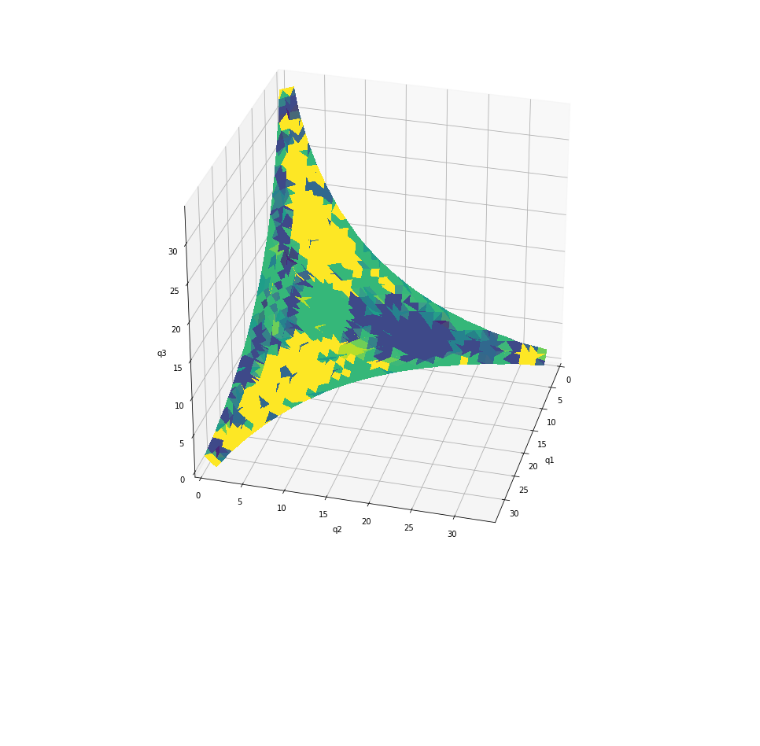
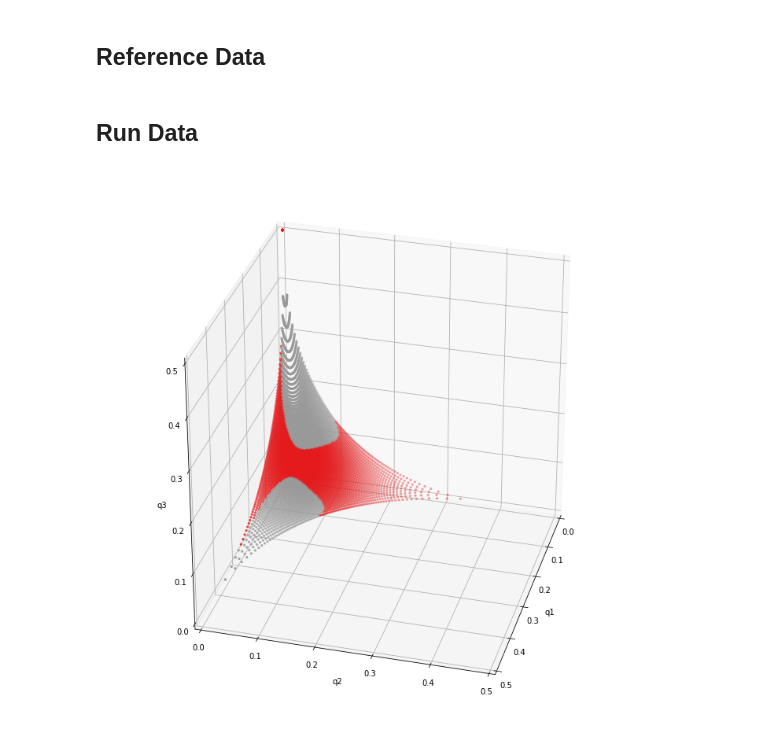
Before and after one commit to rumschuettel/CoffeeCode, a Jupyter notebook: scripts/show-3dplot.ipynb, the cells around one changed output. Drawn from its saved outputs; the diff is of its cells as text; code cells hidden in the pictures; blank space fills up the shorter version.

```diff
--- a/scripts/show-3dplot.ipynb
+++ b/scripts/show-3dplot.ipynb
@@ -53,27 +10,39 @@ face_colors = np.median(vertex_colors[faces], axis=-2)
+# %%
+viridis = cm.get_cmap('Set1')
+# %% [markdown]
+## Reference Data
+# %%
+data = np.load("./tmp/single-letter-kSys1-kEnvMax1.lambdas.tar.gz-best.npz")
+qs_single_letter = data["qs"]
+# %% [markdown]
+## Run Data
+# %%
+data = np.load("./tmp/all-graphs-IFPQ====-kSys2-kEnvMax2.lambdas.tar.gz-best.npz")
+qs = data["qs"]
+# %%
+# which of the above graph's points protrude further
+better_mask = np.sum(qs, axis=-1) > np.sum(qs_single_letter, axis=-1)
+np.sum(better_mask)
+
+qs_best = qs_single_letter
+qs_best[better_mask] = qs[better_mask]
 # %%
 fig = plt.figure(figsize=(10, 10))
 ax = fig.add_subplot(111, projection='3d')
 ax.view_init(elev=30, azim=15)
 
-# Fancy indexing: `verts[faces]` to generate a collection of triangles
-mesh = Poly3DCollection(verts[faces])
-mesh.set_edgecolor('none')
-mesh.set_linewidth(0)
-mesh.set_antialiased(False)
-mesh.set_color(face_colors)
-mesh.set_cmap(viridis)
-
-ax.add_collection3d(mesh)
+q1,q2,q3 = qs_best.transpose()
+ax.scatter(q1, q2, q3, marker=".", c=viridis(better_mask.astype("float")))
 
 ax.set_xlabel("q1")
 ax.set_ylabel("q2")
 ax.set_zlabel("q3")
 
-ax.set_xlim(0, SAMPLES)
-ax.set_ylim(0, SAMPLES)
-ax.set_zlim(0, SAMPLES)
+ax.set_xlim(0, .5)
+ax.set_ylim(0, .5)
+ax.set_zlim(0, .5)
 
 plt.tight_layout()
 plt.show()
 # %% [output]
-[figure, old version]
+[figure, new version]
```
Also changed, not shown: parts of 6 cells of this notebook, 3 other files.
